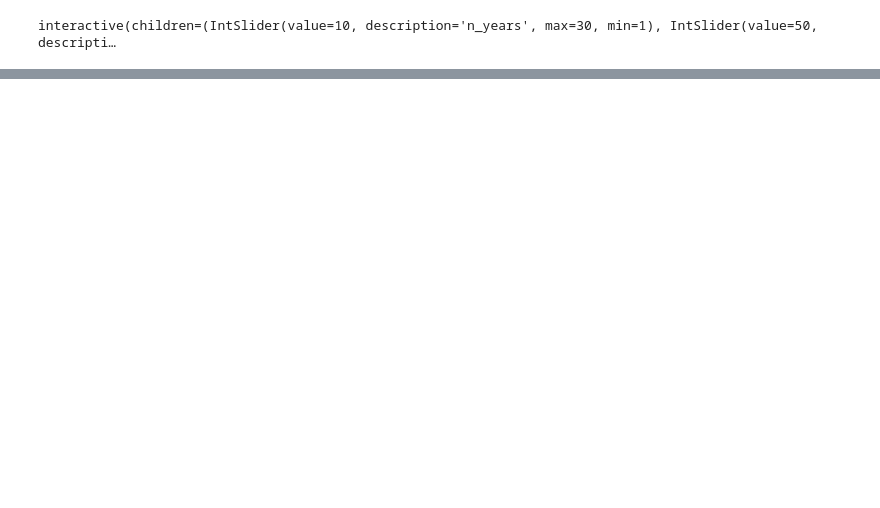
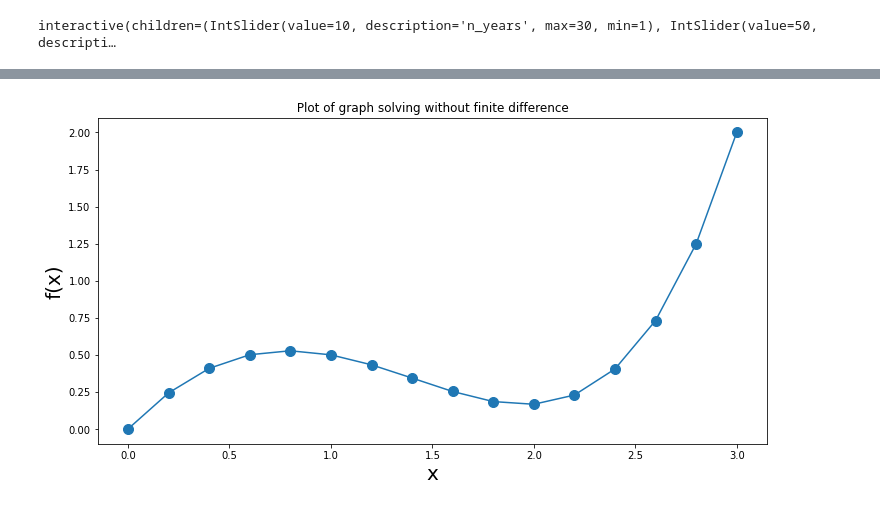
Before and after one commit to maxthebigcoda/Commodity-Modelling-Monte-Carlo-, a Jupyter notebook: Monte_Carlo.ipynb, the cells around one changed output, grey strips where cells are left out. Saved outputs shown, nothing was run; the diff lists cells and outputs as text; code cells hidden in the pictures; blank space fills up the shorter version.

```diff
--- a/Monte_Carlo.ipynb
+++ b/Monte_Carlo.ipynb
@@ -574,0 +583,15 @@ interactive(children=(IntSlider(value=10, description='n_years', max=30, min=1),
+# %%
+x = np.arange(0,3.2,0.2)
+fx = []
+for i in x:
+    y = i**4/12 - i**2 + (4.25*i)/3
+    fx.append(y)
+
+plt.figure(figsize=(12,6))
+plt.plot(x, fx,marker = "o", markersize = 10)
+plt.title(" Plot of graph solving without finite difference ")
+plt.xlabel("x", fontsize = 20)
+plt.ylabel("f(x)", fontsize = 20)
+plt.show()
+# %% [output]
+[figure, added]
```
Also changed, not shown: parts of 7 cells of this notebook.
